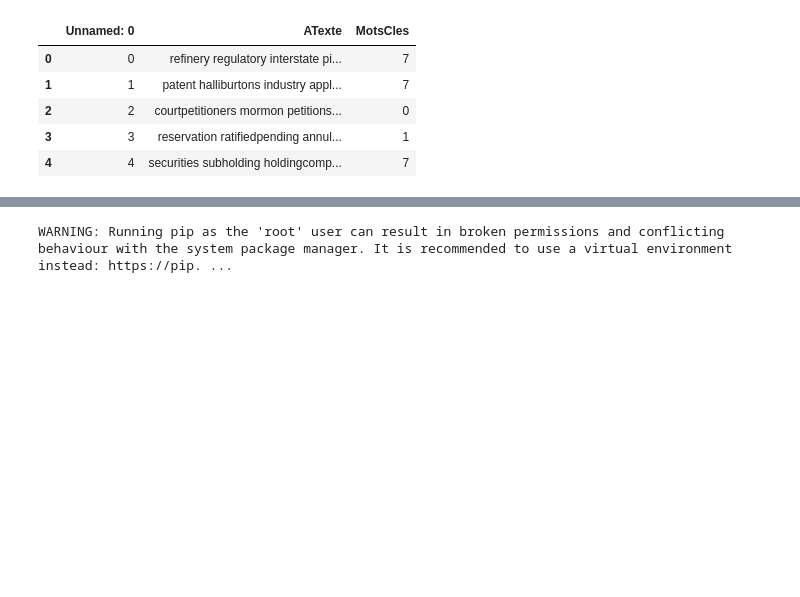
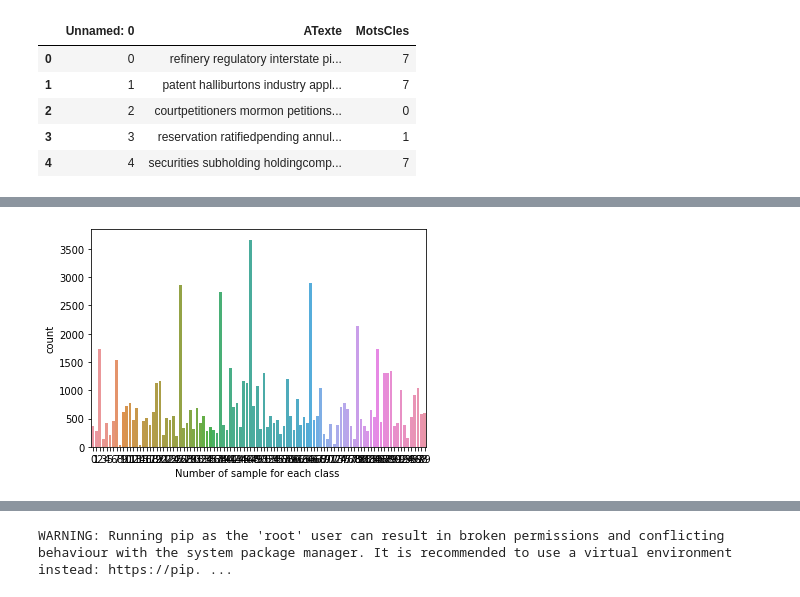
Before and after one commit to hatemamine/FSL-and-ExSummarization-for-Legal-lengthy-Text-classification, a Jupyter notebook: lexgluescotusgeneratedatasetfortrainingsiamesebert.ipynb, the cells around one changed output, grey strips where cells are left out. Cells and saved outputs as stored; diff of their text form; code cells hidden in the pictures; blank space fills up the shorter version.

```diff
--- a/lexgluescotusgeneratedatasetfortrainingsiamesebert.ipynb
+++ b/lexgluescotusgeneratedatasetfortrainingsiamesebert.ipynb
@@ -94,0 +109,9 @@ print(df7.head(2))
+# %%
+import pandas
+import numpy as np
+import matplotlib.pyplot as plt
+import cv2
+#get the train dataset
+df = pandas.read_csv("/kaggle/input/ledgarlexglue-preprocesslongtextwithkeyber/LEDGARtrainKeyBERT.csv")
+print(len(df))
+print(df.head())
@@ -94,0 +126,5 @@ print(df7.head(2))
+# %%
+#get the train dataset
+dfv = pandas.read_csv("/kaggle/input/ledgarlexglue-preprocesslongtextwithkeyber/LEDGARvalidationKeyBERT.csv")
+print(len(dfv))
+print(dfv.head())
@@ -94,0 +139,6 @@ print(df7.head(2))
+# %%
+frames = [df, dfv]
+df = pandas.concat(frames, ignore_index=True)
+df =df.reset_index(drop=True)
+print(len(df))
+print(df.head())
@@ -94,0 +160,8 @@ print(df7.head(2))
+# %%
+import matplotlib
+import seaborn as sb
+sb.countplot(df.MotsCles)
+matplotlib.pyplot.xlabel("Number of sample for each class ")
+matplotlib.pyplot.savefig('ledgarclassdistribution.png')
+# %% [output]
+[figure, added]
```
Also changed, not shown: parts of 14 cells of this notebook.
